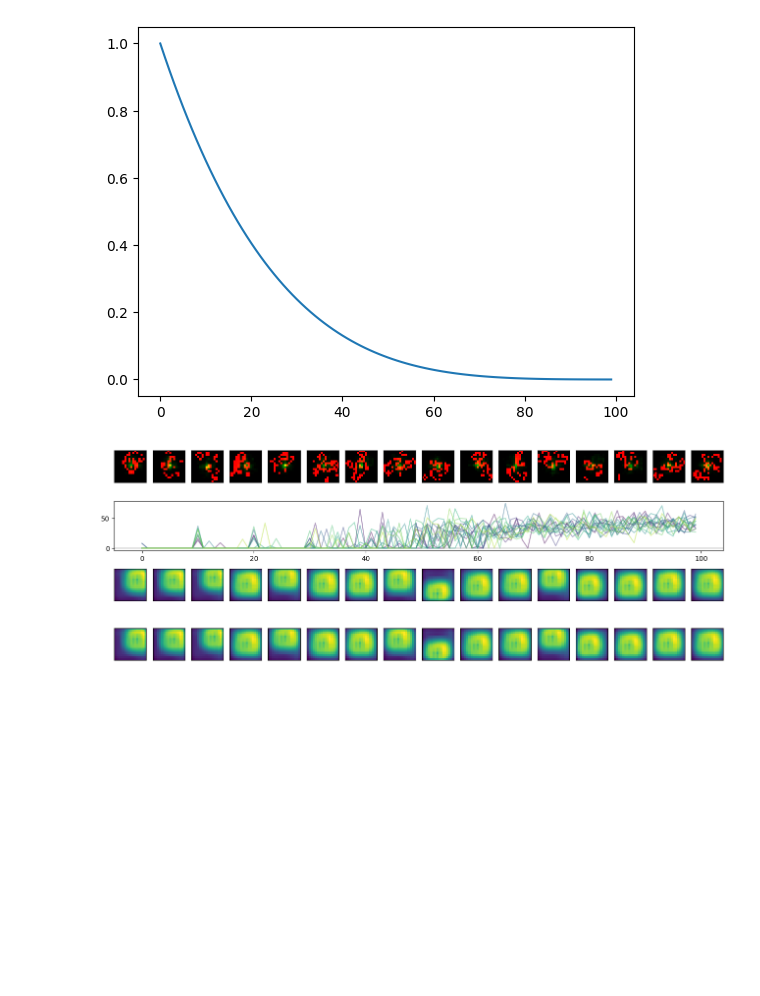
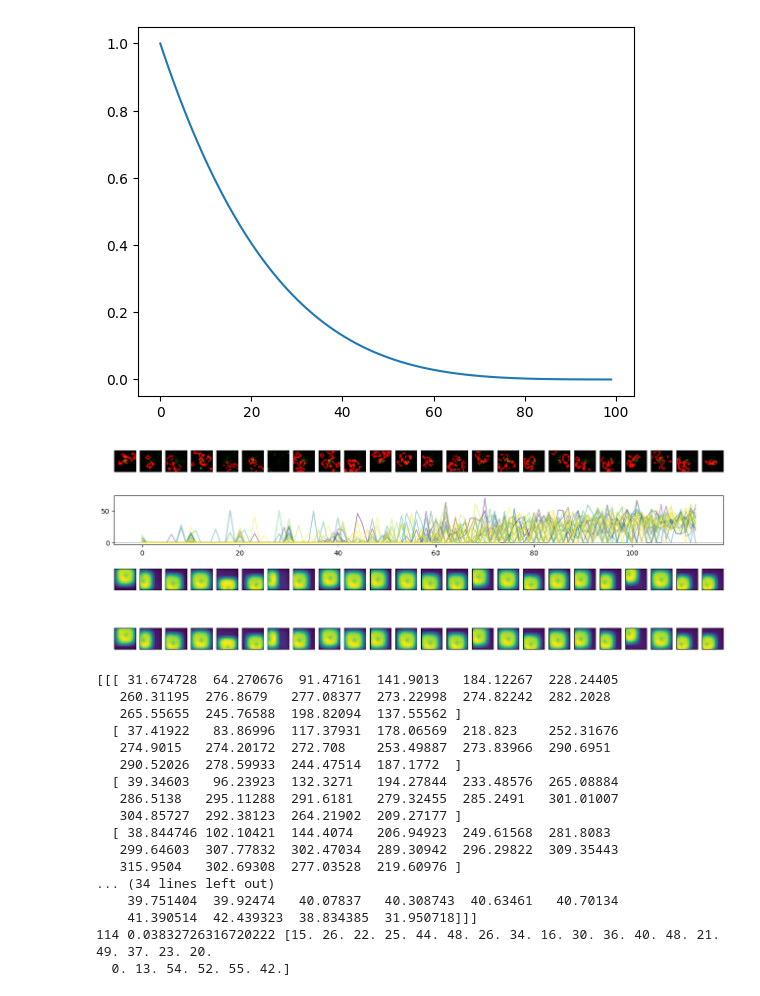
Before and after one commit to LanVukusic/convLife, a Jupyter notebook: reienforcement.ipynb, the cells around one changed output. Cells and saved outputs as stored; diff of their text form; code cells hidden in the pictures; blank space fills up the shorter version.

```diff
--- a/reienforcement.ipynb
+++ b/reienforcement.ipynb
@@ -98,12 +98,12 @@ import math
 from models.resnet import KaoResnet
 from deepq_utils import GameEnv, select_action
 
-BATCH_SIZE = 16
-TRAIN_BATCH_SIZE = 150
+BATCH_SIZE = 24
+TRAIN_BATCH_SIZE = 200
 GAMMA = 0.9
 TAU = 0.1
 LR = 1e-3
-num_episodes = 100
+num_episodes = 200
 EPS = generate_eps(num_episodes)
 
 policy_net = KaoResnet(SIZE).to(device)
@@ -128,7 +128,7 @@ for i_episode in range(num_episodes):
         eps = EPS[i_episode]
 
     for t in range(120):
-        for i in range(6):
+        for i in range(4):
             action = select_action(state, eps, policy_net, mask)
             actions += action.float()
             next_state, reward = env.step(action)
@@ -140,31 +140,48 @@ for i_episode in range(num_episodes):
         # Perform one step of the optimization (on the policy network)
         optimize_model(
             policy_net=policy_net,
             target_net=target_net,
             memory=memory,
             optimizer=optimizer,
             BATCH_SIZE=TRAIN_BATCH_SIZE,
             GAMMA=GAMMA,
             mask=mask
         )
 
         # Soft update of the target network's weights
         # θ′ ← τ θ + (1 −τ )θ′
         target_net_state_dict = target_net.state_dict()
         policy_net_state_dict = policy_net.state_dict()
         for key in policy_net_state_dict:
             target_net_state_dict[key] = policy_net_state_dict[key]*TAU + target_net_state_dict[key]*(1-TAU)
         target_net.load_state_dict(target_net_state_dict)
 
     with torch.no_grad():
         target_model_preds = target_net.place(action, mask).cpu().numpy()
         policy_model_preds = policy_net.place(action, mask).cpu().numpy()
         print(target_model_preds[0])
 
     env.reset()
     rw = reward.sum(dim=(1)).cpu().numpy()
     rewards.append(reward.sum(dim=(1)).cpu().numpy())
     print(i_episode, eps, rw)
     plot_state(state, actions, rewards, None, target_model_preds, policy_model_preds)
 # %% [output]
-[figure, old version]
+[figure, new version]
+[[[ 31.674728  64.270676  91.47161  141.9013   184.12267  228.24405
+   260.31195  276.8679   277.08377  273.22998  274.82242  282.2028
+   265.55655  245.76588  198.82094  137.55562 ]
+  [ 37.41922   83.86996  117.37931  178.06569  218.823    252.31676
+   274.9015   274.20172  272.708    253.49887  273.83966  290.6951
+   290.52026  278.59933  244.47514  187.1772  ]
+  [ 39.34603   96.23923  132.3271   194.27844  233.48576  265.08884
+   286.5138   295.11288  291.6181   279.32455  285.2491   301.01007
+   304.85727  292.38123  264.21902  209.27177 ]
+  [ 38.844746 102.10421  144.4074   206.94923  249.61568  281.8083
+   299.64603  307.77832  302.47034  289.30942  296.29822  309.35443
+   315.9504   302.69308  277.03528  219.60976 ]
+... (34 lines left out)
+    39.751404  39.92474   40.07837   40.308743  40.63461   40.70134
+    41.390514  42.439323  38.834385  31.950718]]]
+114 0.03832726316720222 [15. 26. 22. 25. 44. 48. 26. 34. 16. 30. 36. 40. 48. 21. 49. 37. 23. 20.
+  0. 13. 54. 52. 55. 42.]
```
